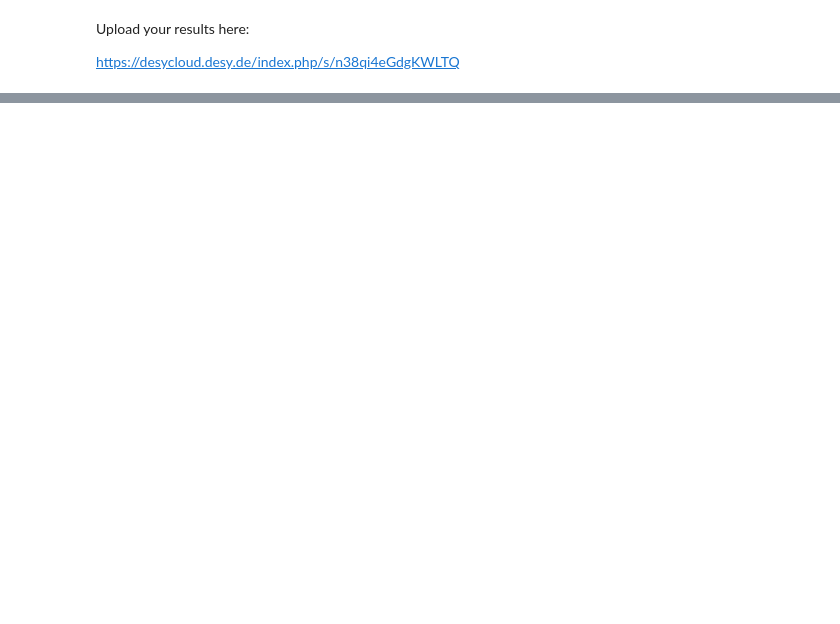
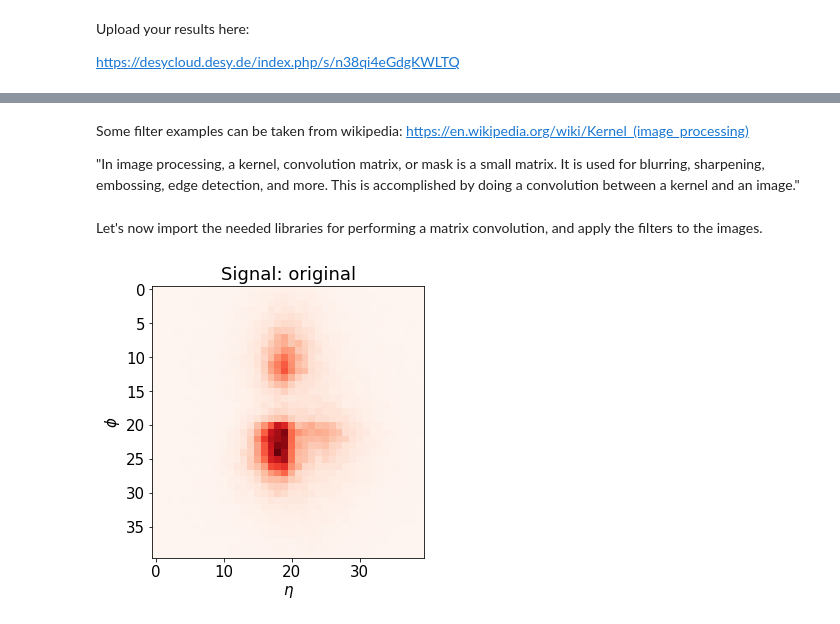
Before and after one commit to dkgithub/wuhan_DL_labs, a Jupyter notebook: top-tagging/TopTagging_2.ipynb, the cells around one changed output, grey strips where cells are left out. Cells and saved outputs as stored; diff of their text form; code cells hidden in the pictures; blank space fills up the shorter version.

```diff
--- a/top-tagging/TopTagging_2.ipynb
+++ b/top-tagging/TopTagging_2.ipynb
@@ -565,0 +568,22 @@ https://desycloud.desy.de/index.php/s/n38qi4eGdgKWLTQ
+# %%
+import matplotlib.pyplot as plt
+
+# Save all signal events in one DataFrame
+df_signal = df_train[df_train["is_signal_new"]==1]
+# Save all background events in one DataFrame
+df_background = df_train[df_train["is_signal_new"]==0]
+
+#Perform an average of signal and background DataFrame
+df_signal_sum = df_signal.sum(axis = 0, skipna = True)/len(df_signal.index)
+df_background_sum = df_background.sum(axis = 0, skipna = True)/len(df_background.index)
+
+#Define an easier function to convert the averaged images into 40x40 matrices
+def to_image_plot(df):
+    return  df[pixels].values.reshape(40,40)
+
+image_signal = to_image_plot(df_signal_sum)
+image_background = to_image_plot(df_background_sum)
+# %% [markdown]
+Some filter examples can be taken from wikipedia: https://en.wikipedia.org/wiki/Kernel_(image_processing)
+
+"In image processing, a kernel, convolution matrix, or mask is a small matrix. It is used for blurring, sharpening, embossing, edge detection, and more. This is accomplished by doing a convolution between a kernel and an image."
@@ -565,0 +595,2 @@ https://desycloud.desy.de/index.php/s/n38qi4eGdgKWLTQ
+# %% [markdown]
+Let's now import the needed libraries for performing a matrix convolution, and apply the filters to the images.
@@ -565,0 +603,11 @@ https://desycloud.desy.de/index.php/s/n38qi4eGdgKWLTQ
+# %%
+plt.figure(figsize=(5,5))
+plt.rcParams.update({'font.size': 15}) #Larger font size
+plt.imshow(image_signal,cmap="Reds")
+plt.title('Signal: original')
+plt.xlabel('$\eta$')
+plt.ylabel('$\phi$')
+plt.legend(loc="lower right")
+plt.show()
+# %% [output]
+[figure, added]
```
Also changed, not shown: parts of 21 cells of this notebook.
